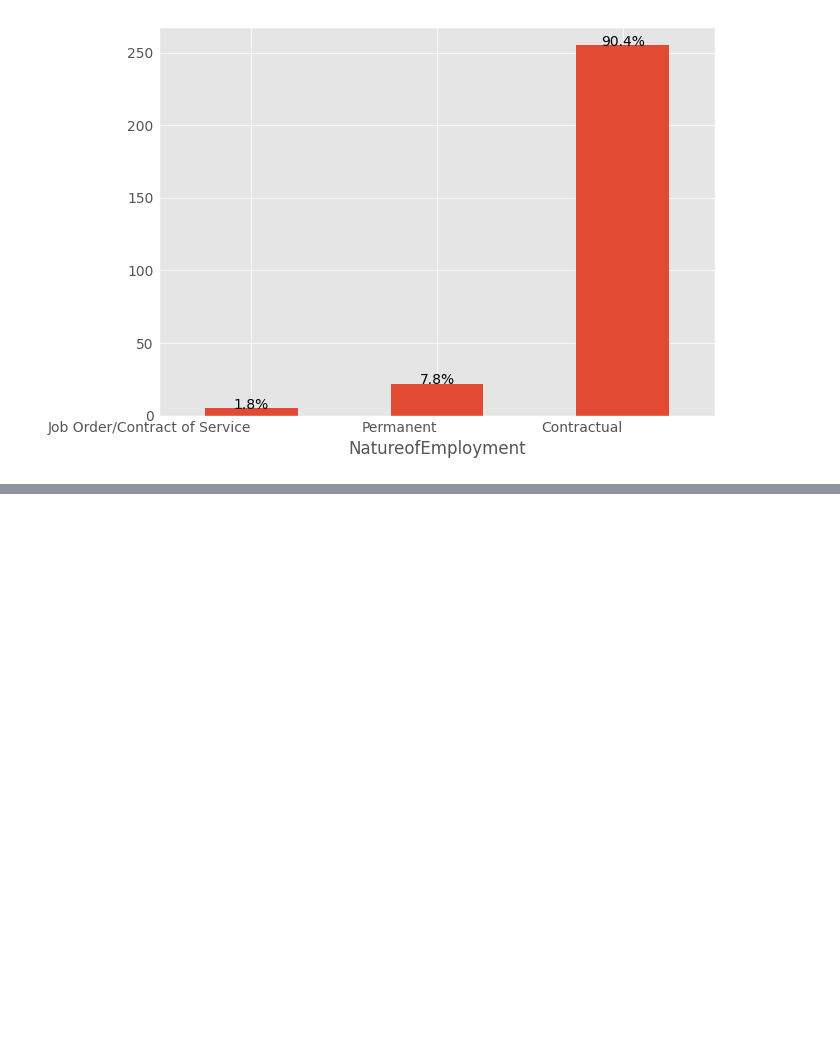
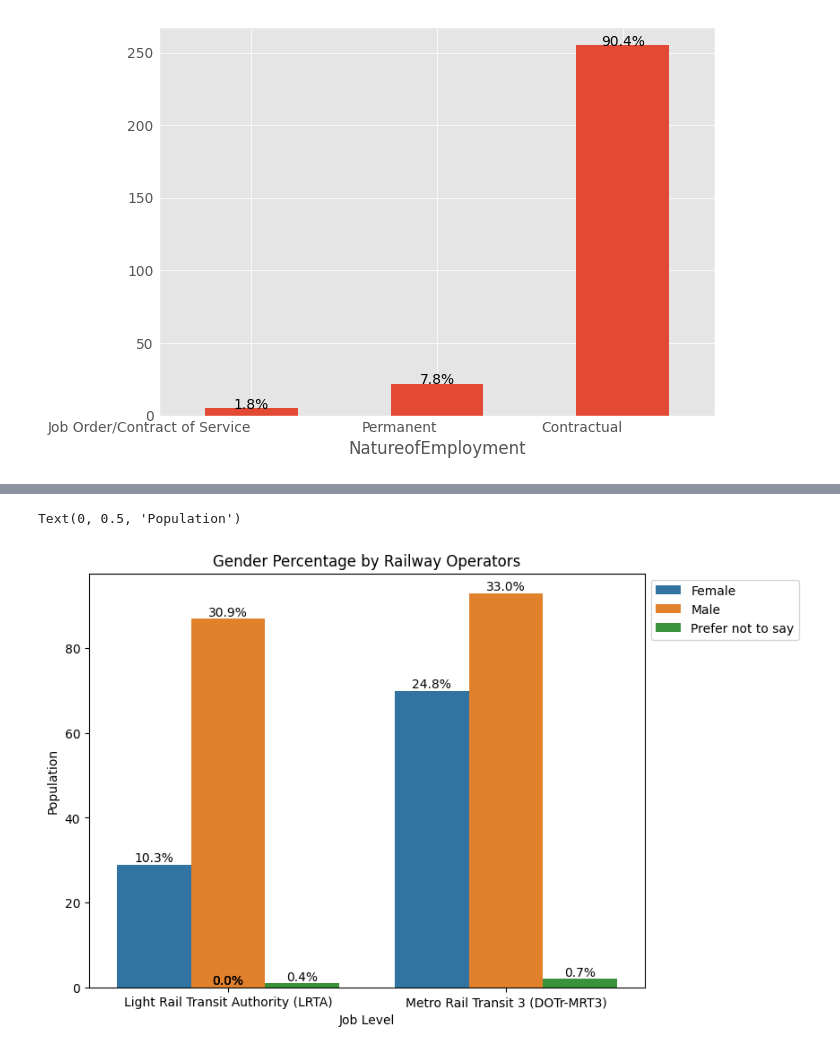
Before and after one commit to pjcroxas/Talent-Retention-in-Railway-Workforce, a Jupyter notebook: Comprehensive_Data_Analysis_Railway_Workforce_Retention.ipynb, the cells around one changed output, grey strips where cells are left out. Saved outputs shown, nothing was run; the diff lists cells and outputs as text; code cells hidden in the pictures; blank space fills up the shorter version.

```diff
--- a/Comprehensive_Data_Analysis_Railway_Workforce_Retention.ipynb
+++ b/Comprehensive_Data_Analysis_Railway_Workforce_Retention.ipynb
@@ -105,0 +196,9 @@ plot_univariate("NatureofEmployment", "bar", angle=0)
+# %%
+plot_sex_distrib("Organization")
+plt.legend(loc='upper left', bbox_to_anchor=(1, 1))
+plt.title("Gender Percentage by Railway Operators")
+plt.xlabel("Job Level")
+plt.ylabel("Population")
+# %% [output]
+Text(0, 0.5, 'Population')
+[figure, added]
```
Also changed, not shown: parts of 24 cells of this notebook.
